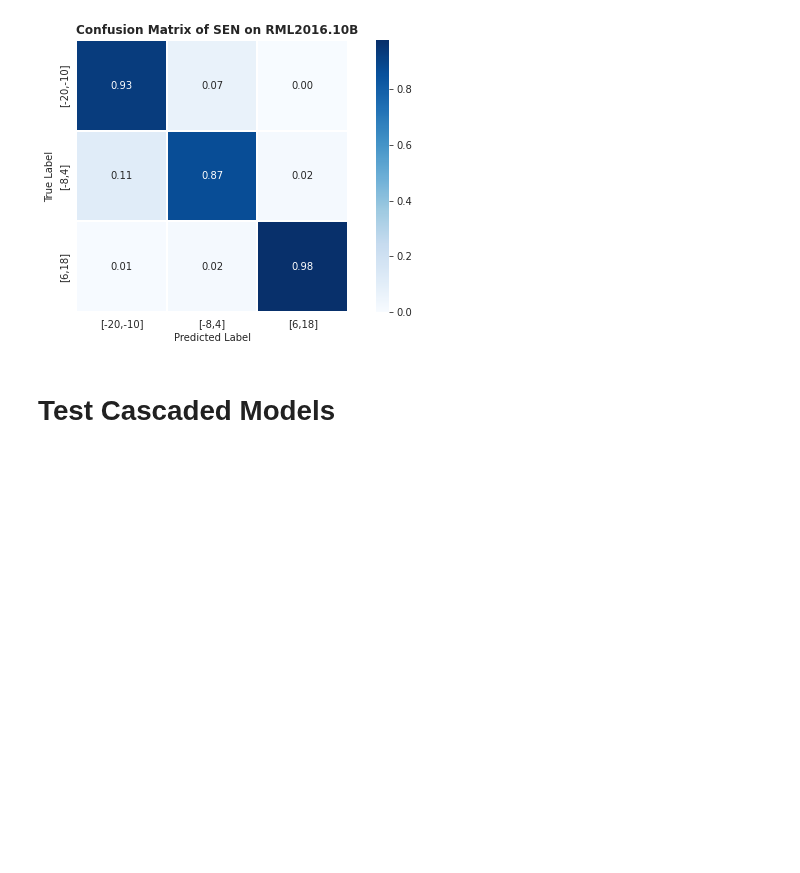
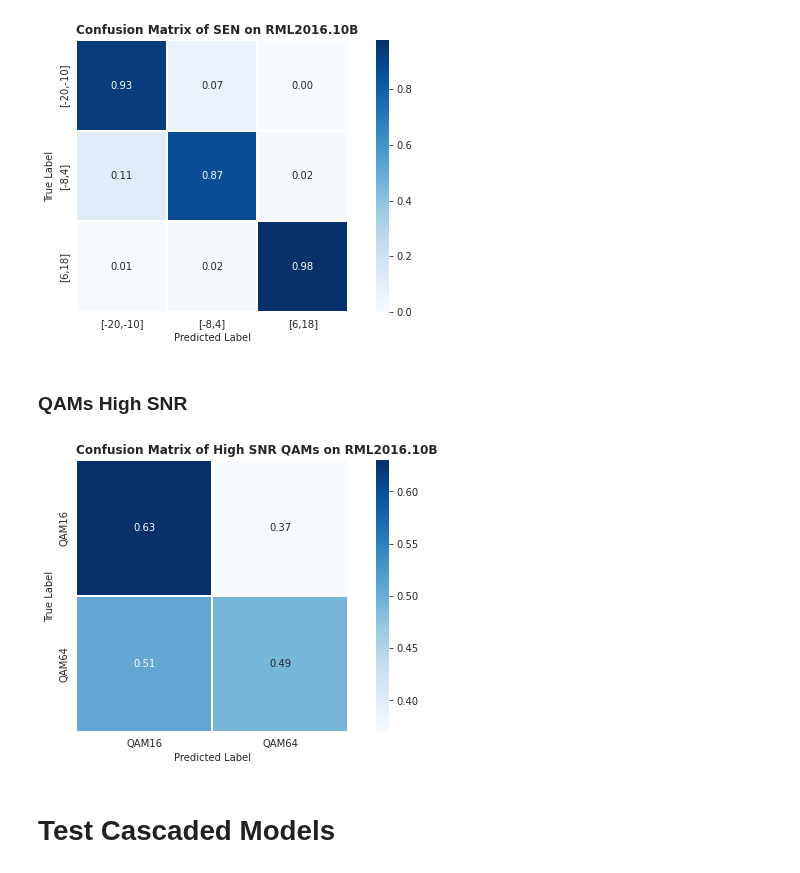
Before and after one commit to YairYarden/DeepCascadingAMC, a Jupyter notebook: Ex1.ipynb, the cells around one changed output. Drawn from its saved outputs; the diff is of its cells as text; code cells hidden in the pictures; blank space fills up the shorter version.

```diff
--- a/Ex1.ipynb
+++ b/Ex1.ipynb
@@ -521,0 +559,3 @@ On Epoch 2 the training loss was 0.19256177008381403
+# %%
+qams_model = CNN1(input_samples=128, n_classes=2)
+qams_highSnr_model, qams_highSnr_train_loss, qams_highSnr_val_loss = trainer(model=qams_model, training=train_Qams_high_snr, validation=val_Qams_high_snr, le=le_QAMs)
@@ -814,6 +861,15 @@ plt.show()
 [-8,4]
 [6,18]
 [figure]
+# %% [markdown]
+### QAMs High SNR
+# %%
+qams_cmn = compute_confusion(model=qams_model, data=test_Qams_high_snr, le=le_QAMs)
+title = "Confusion Matrix of High SNR {model_name} on {dataset_name}".format(model_name="QAMs", dataset_name="RML2016.10B")
+fig = plot_confusion(cm=qams_cmn, labels=le_QAMs.labels, title=title)
+plt.show()
+# %% [output]
+[figure, added]
 # %% [markdown]
 # Test Cascaded Models
 # %% [markdown]
```
Also changed, not shown: parts of 9 cells of this notebook.
